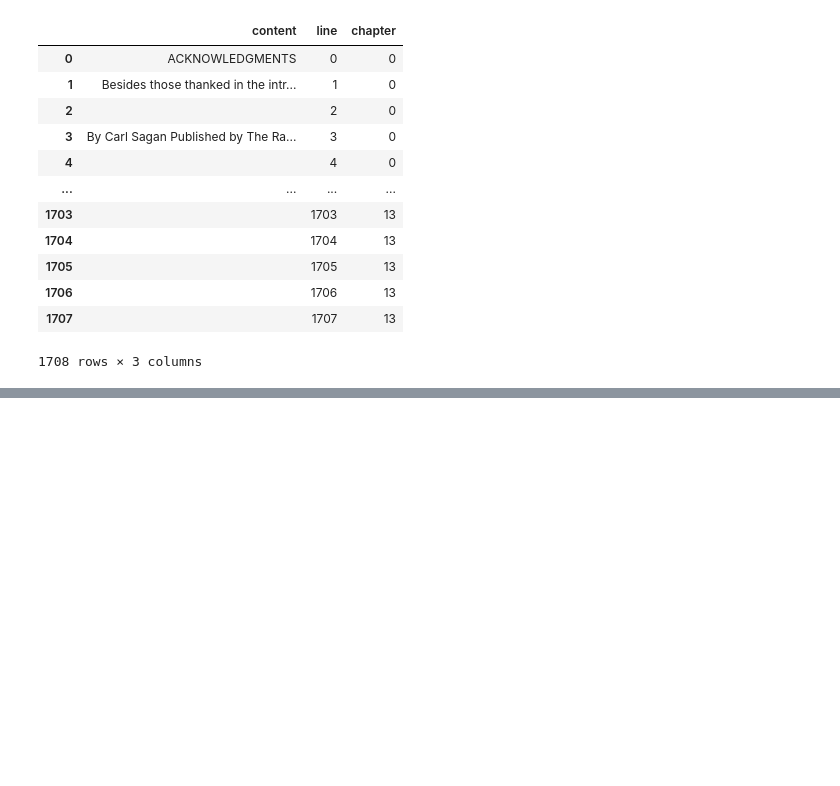
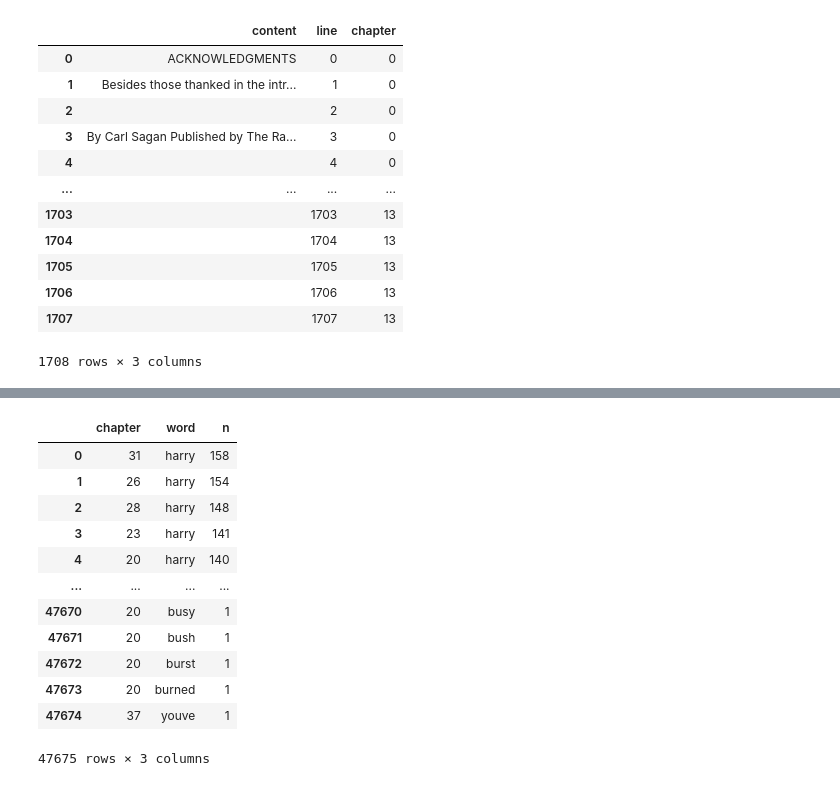
Before and after one commit to miricel/DM-project, a Jupyter notebook: project.ipynb, the cells around one changed output, grey strips where cells are left out. Saved outputs shown, nothing was run; the diff lists cells and outputs as text; code cells hidden in the pictures; blank space fills up the shorter version.

```diff
--- a/project.ipynb
+++ b/project.ipynb
@@ -281,0 +288,22 @@ SyntaxError: invalid syntax (<ipython-input-180-fb9b337b2d18>, line 14)
+# %%
+import nltk
+from nltk.corpus import stopwords
+from siuba import *
+punctuation_signs = ['\'', '"', ',', '.', '!', '?', '/', '[', ']', '(',')', '“', '”', '’', '‘']
+
+harrypotter_words = count(harrypotter_df, _.chapter, _.word, sort=True)
+harrypotter_words
+# %% [output]
+|  | chapter | word | n |
+| 0 | 31 | har­ry | 158 |
+| 1 | 26 | har­ry | 154 |
+| 2 | 28 | har­ry | 148 |
+| 3 | 23 | har­ry | 141 |
+| 4 | 20 | har­ry | 140 |
+| ... | ... | ... | ... |
+| 47670 | 20 | busy | 1 |
+| 47671 | 20 | bush | 1 |
+| 47672 | 20 | burst | 1 |
+| 47673 | 20 | burned | 1 |
+| 47674 | 37 | youve | 1 |
+47675 rows × 3 columns
```
Also changed, not shown: parts of 6 cells of this notebook.
